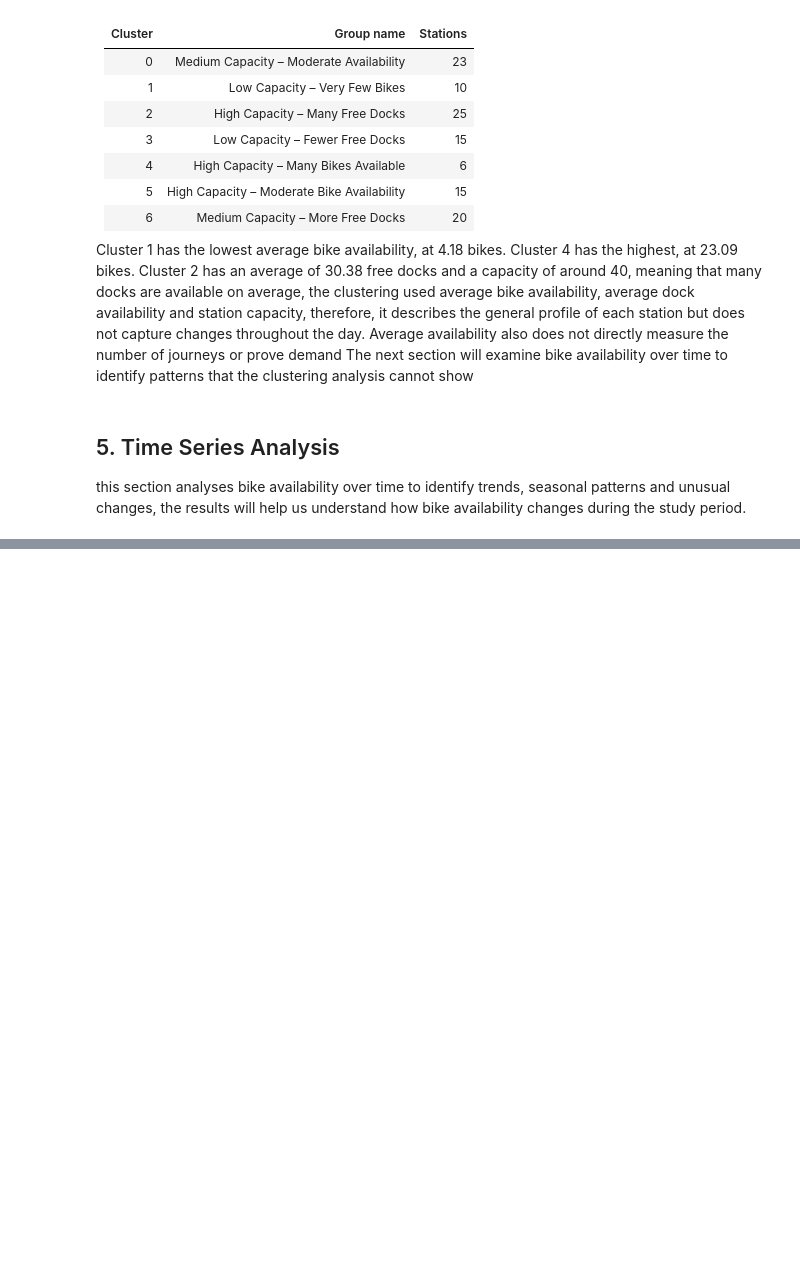
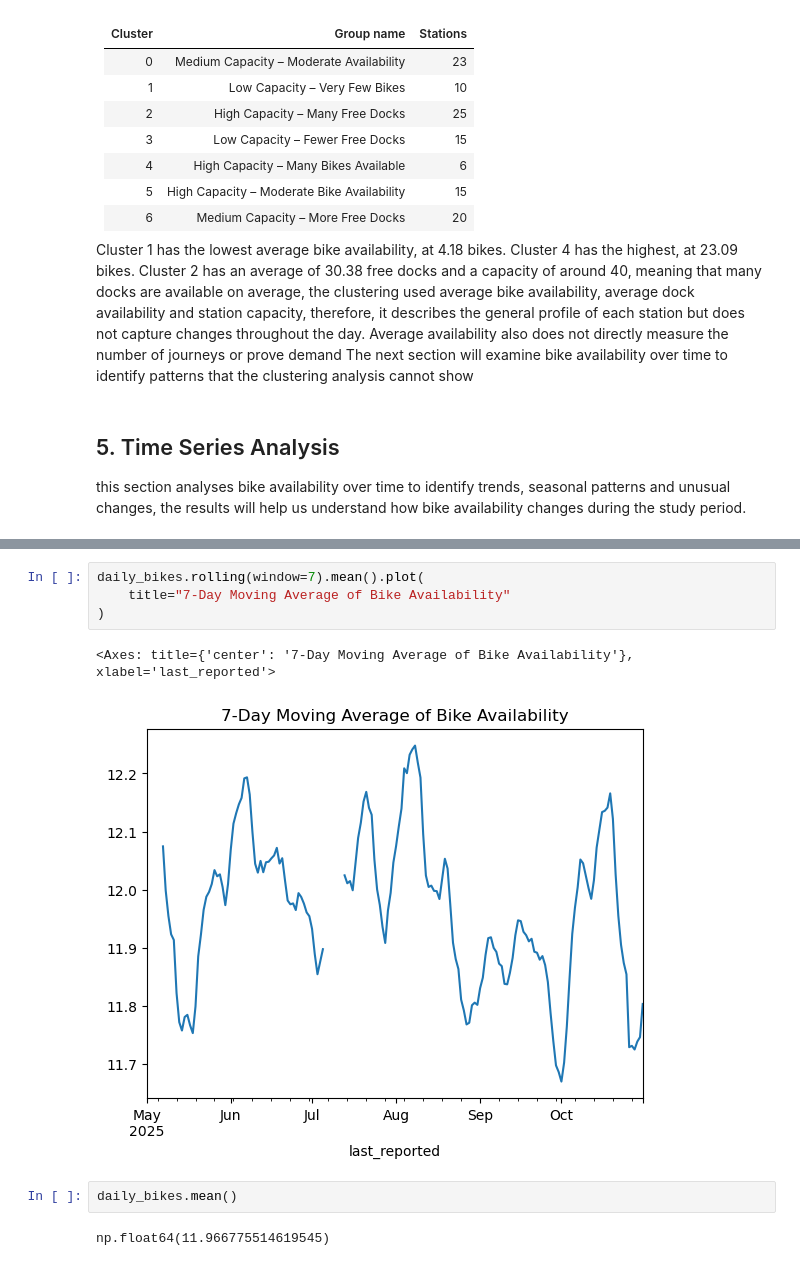
Before and after one commit to 2026248-bit/CA1MLB--2026248-, a Jupyter notebook: Notebook/CA1_MLB.ipynb, the cells around one changed output, grey strips where cells are left out. Drawn from its saved outputs; the diff is of its cells as text; blank space fills up the shorter version.

```diff
--- a/Notebook/CA1_MLB.ipynb
+++ b/Notebook/CA1_MLB.ipynb
@@ -1566,0 +1582,11 @@ this section analyses bike availability over time to identify trends, seasonal p
+# %%
+daily_bikes.rolling(window=7).mean().plot(
+    title="7-Day Moving Average of Bike Availability"
+)
+# %% [output]
+<Axes: title={'center': '7-Day Moving Average of Bike Availability'}, xlabel='last_reported'>
+[figure, added]
+# %%
+daily_bikes.mean()
+# %% [output]
+np.float64(11.966775514619545)
```
Also changed, not shown: parts of 22 cells of this notebook.
